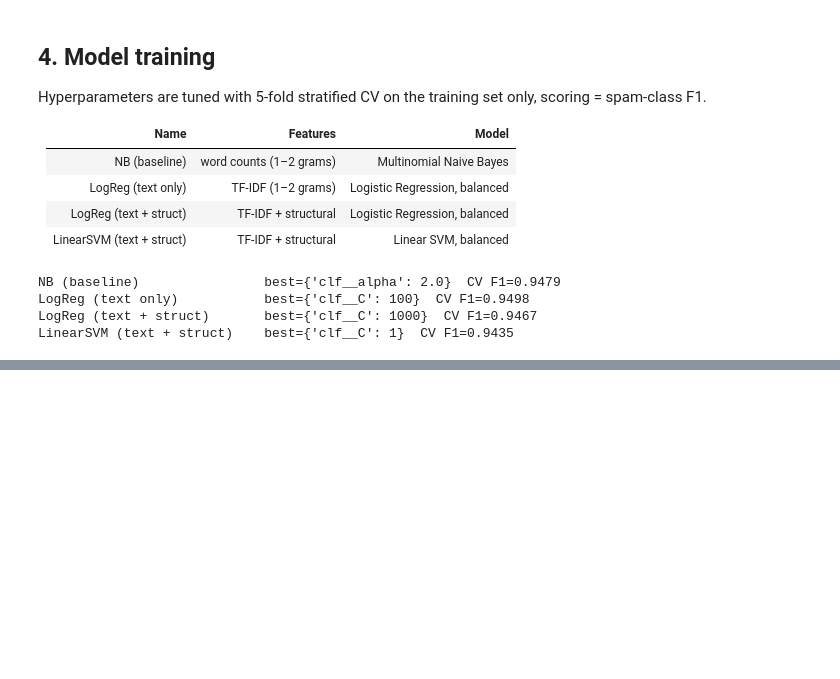
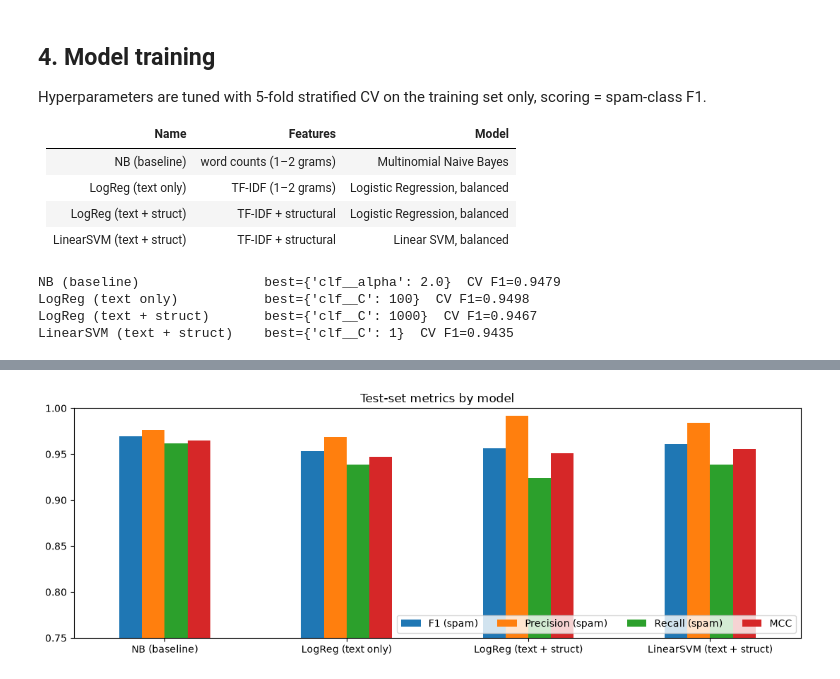
Before and after one commit to asifcse07/sms-spam-detection-nlp, a Jupyter notebook: experiment.ipynb, the cells around one changed output, grey strips where cells are left out. Saved outputs shown, nothing was run; the diff lists cells and outputs as text; code cells hidden in the pictures; blank space fills up the shorter version.

```diff
--- a/experiment.ipynb
+++ b/experiment.ipynb
@@ -248,0 +251,19 @@ LinearSVM (text + struct)    best={'clf__C': 1}  CV F1=0.9435
+# %%
+def scores(model, X, y):
+    pred = model.predict(X)
+    clf = model.named_steps["clf"]
+    score = model.decision_function(X) if hasattr(clf, "decision_function") else model.predict_proba(X)[:, 1]
+    return {
+        "F1 (spam)": f1_score(y, pred),
+        "Precision (spam)": precision_score(y, pred),
+        "Recall (spam)": recall_score(y, pred),
+        "MCC": matthews_corrcoef(y, pred),
+        "ROC-AUC": roc_auc_score(y, score),
+        "Accuracy": accuracy_score(y, pred),
+        "FP (ham→spam)": int(((pred == 1) & (y == 0)).sum()),
+        "FN (spam→ham)": int(((pred == 0) & (y == 1)).sum()),
+    }
+
+results = pd.DataFrame({name: scores(m, X_test, y_test) for name, m in fitted.items()}).T
+results[["FP (ham→spam)", "FN (spam→ham)"]] = results[["FP (ham→spam)", "FN (spam→ham)"]].astype(int)
+results.sort_values("F1 (spam)", ascending=False).round(4)
@@ -248,0 +290,9 @@ LinearSVM (text + struct)    best={'clf__C': 1}  CV F1=0.9435
+# %%
+metric_cols = ["F1 (spam)", "Precision (spam)", "Recall (spam)", "MCC"]
+results[metric_cols].plot.bar(figsize=(11, 4), ylim=(0.75, 1.0), rot=0)
+plt.title("Test-set metrics by model")
+plt.legend(loc="lower right", ncol=4)
+plt.tight_layout()
+plt.show()
+# %% [output]
+[figure, added]
```
Also changed, not shown: parts of 10 cells of this notebook.
